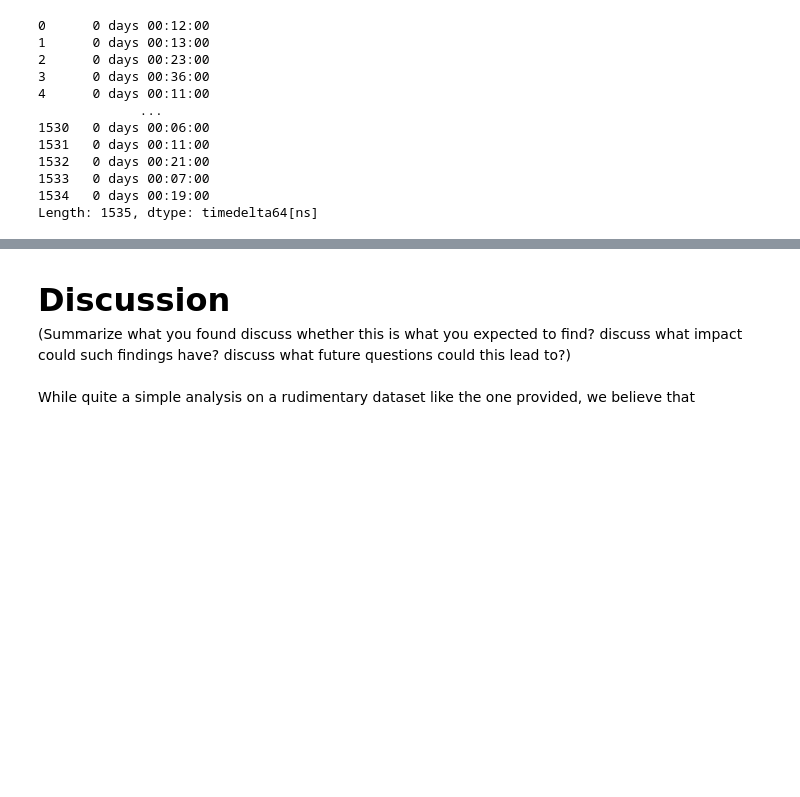
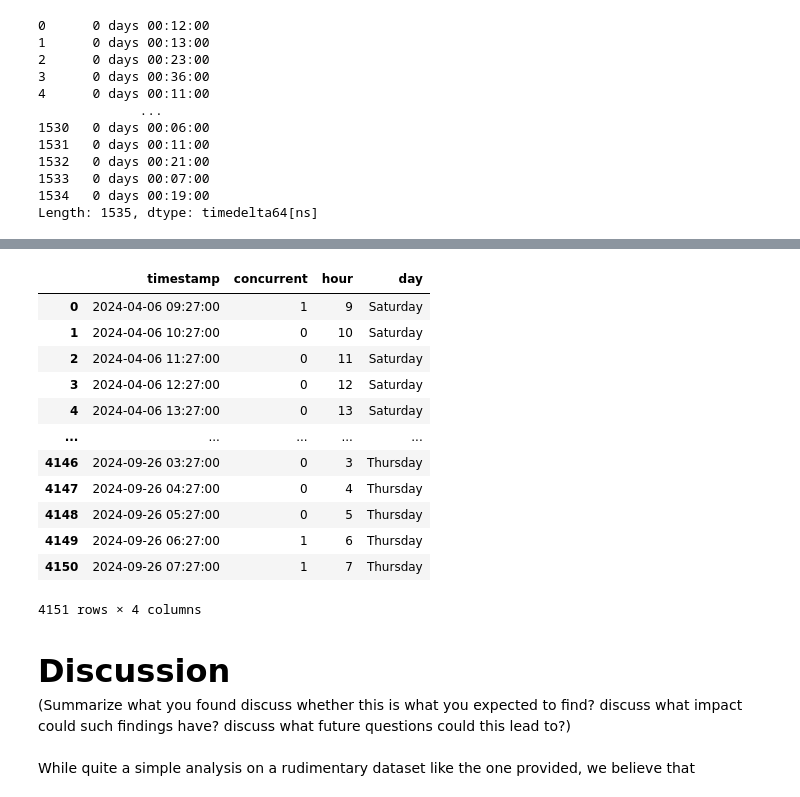
Before and after one commit to IslandOfPencils/dsci-100-2025w-group-21, a Jupyter notebook: group__project.ipynb, the cells around one changed output, grey strips where cells are left out. Drawn from its saved outputs; the diff is of its cells as text; code cells hidden in the pictures; blank space fills up the shorter version.

```diff
--- a/group__project.ipynb
+++ b/group__project.ipynb
@@ -180,0 +181,11 @@ players_sessions[players_sessions['session_length_minutes'] == 0].head(40)#yeah.
+# %%
+timeline = pd.date_range(
+    players_sessions['start_time'].min(),
+    players_sessions['end_time'].max(),
+    freq="1h",
+    name="timestamp"
+)
+# %%
+timeline = timeline.to_frame().reset_index(drop=True)
+timeline["concurrent"] = 0
+timeline
@@ -180,0 +199,19 @@ players_sessions[players_sessions['session_length_minutes'] == 0].head(40)#yeah.
+# %%
+concurrent_counts = []
+#i=1
+
+for snapshot in timeline.index:
+    #i += 1
+
+    sessions_active_now = (
+        (timeline["timestamp"][snapshot] >= players_sessions['start_time'])
+        &
+        (timeline["timestamp"][snapshot] < players_sessions['end_time'] ) #so compared to the snapshot window, make a Series same length as sessions.csv where True means a player is online in that window. Note that this is always 7 True or under, so it's slim pickings
+    ) #this produces a Series of trues and falses, 1535 long, and we will do this for every snapshot (~4000)
+
+    number_active = sessions_active_now.sum() #sum is 1 for every true, and nothing for false
+
+    concurrent_counts.append(number_active)
+# %%
+timeline = timeline.assign(concurrent=concurrent_counts)
+timeline
@@ -181,3 +236,21 @@ players_sessions[players_sessions['session_length_minutes'] == 0].head(40)#yeah.
+# %%
+timeline["hour"] = timeline["timestamp"].dt.hour
+timeline['day'] = timeline['timestamp'].dt.day_name()
+timeline
+# %% [output]
+|  | timestamp | concurrent | hour | day |
+| 0 | 2024-04-06 09:27:00 | 1 | 9 | Saturday |
+| 1 | 2024-04-06 10:27:00 | 0 | 10 | Saturday |
+| 2 | 2024-04-06 11:27:00 | 0 | 11 | Saturday |
+| 3 | 2024-04-06 12:27:00 | 0 | 12 | Saturday |
+| 4 | 2024-04-06 13:27:00 | 0 | 13 | Saturday |
+| ... | ... | ... | ... | ... |
+| 4146 | 2024-09-26 03:27:00 | 0 | 3 | Thursday |
+| 4147 | 2024-09-26 04:27:00 | 0 | 4 | Thursday |
+| 4148 | 2024-09-26 05:27:00 | 0 | 5 | Thursday |
+| 4149 | 2024-09-26 06:27:00 | 1 | 6 | Thursday |
+| 4150 | 2024-09-26 07:27:00 | 1 | 7 | Thursday |
+4151 rows × 4 columns
 # %% [markdown]
 <h4 style="font-size: xx-large;">Discussion</h4>
 (Summarize what you found discuss whether this is what you expected to find? discuss what impact could such findings have? discuss what future questions could this lead to?)
```
Also changed, not shown: parts of 5 cells of this notebook.
